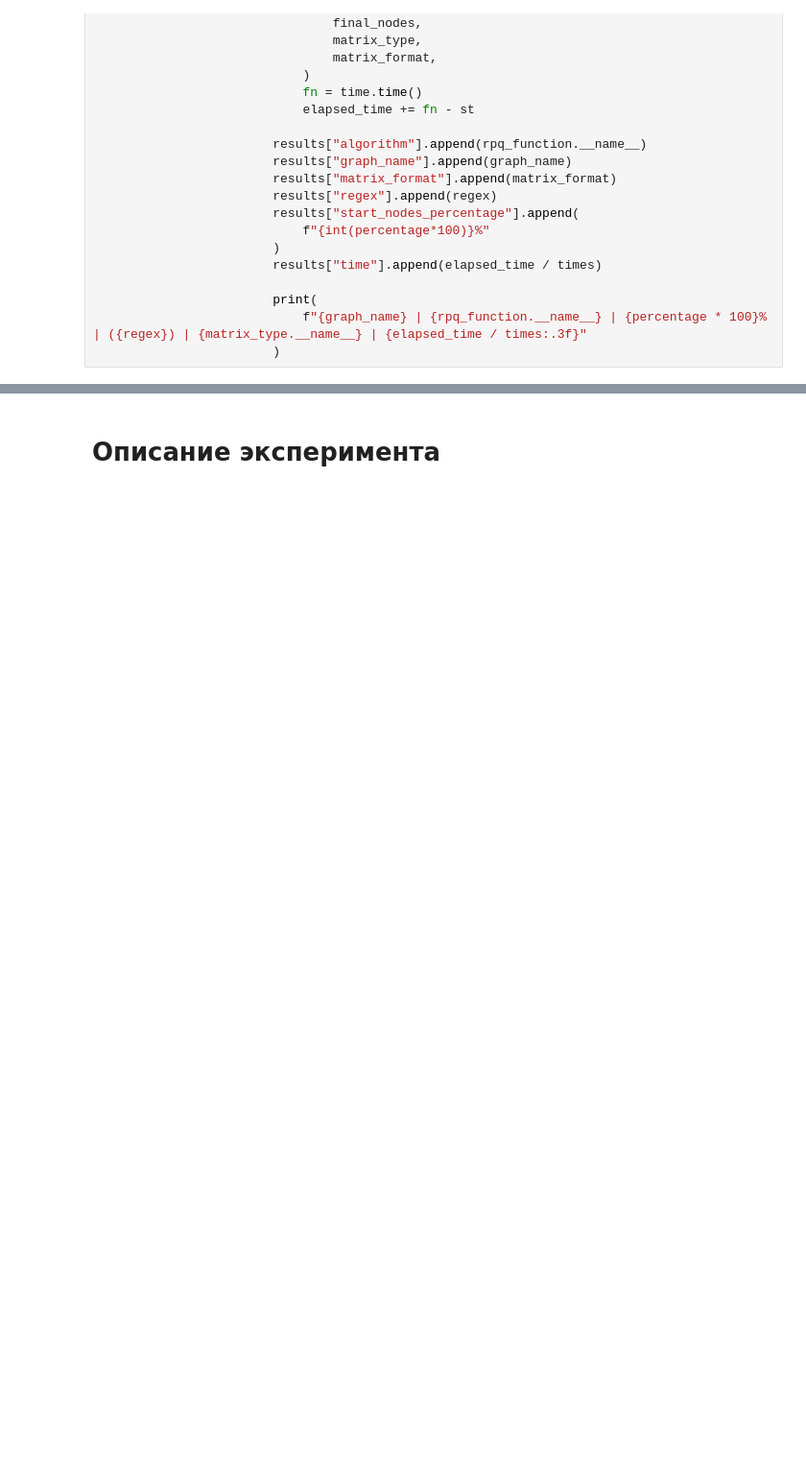
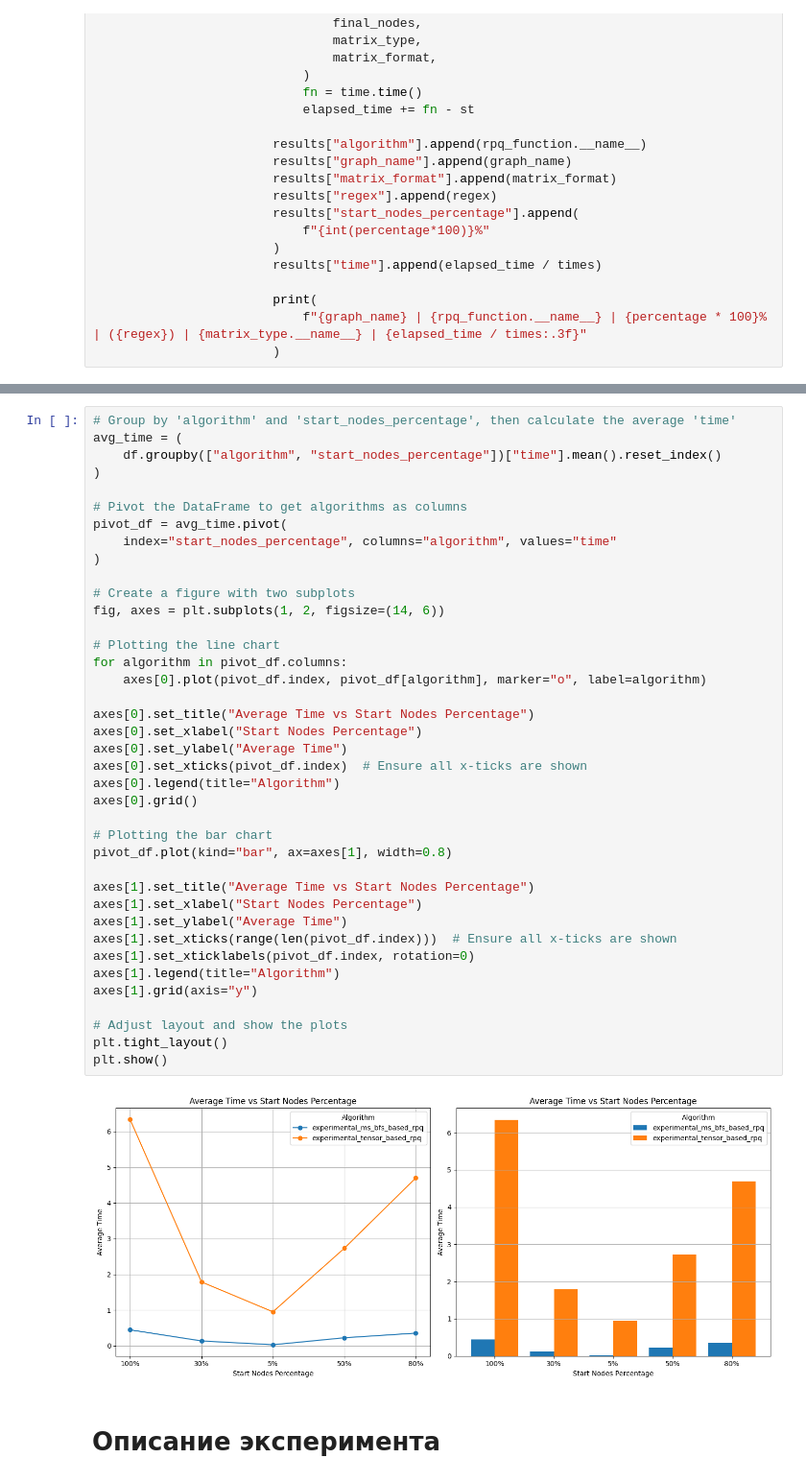
Before and after one commit to AlexShmak/formal-lang-course, a Jupyter notebook: project/experiment.ipynb, the cells around one changed output, grey strips where cells are left out. Shown at 96% size. Saved outputs shown, nothing was run; the diff lists cells and outputs as text; blank space fills up the shorter version.

```diff
--- a/project/experiment.ipynb
+++ b/project/experiment.ipynb
@@ -380,2 +363,43 @@ df.groupby(["algorithm", "start_nodes_percentage"])["time"].mean().reset_index()
+# %%
+# Group by 'algorithm' and 'start_nodes_percentage', then calculate the average 'time'
+avg_time = (
+    df.groupby(["algorithm", "start_nodes_percentage"])["time"].mean().reset_index()
+)
+
+# Pivot the DataFrame to get algorithms as columns
+pivot_df = avg_time.pivot(
+    index="start_nodes_percentage", columns="algorithm", values="time"
+)
+
+# Create a figure with two subplots
+fig, axes = plt.subplots(1, 2, figsize=(14, 6))
+
+# Plotting the line chart
+for algorithm in pivot_df.columns:
+    axes[0].plot(pivot_df.index, pivot_df[algorithm], marker="o", label=algorithm)
+
+axes[0].set_title("Average Time vs Start Nodes Percentage")
+axes[0].set_xlabel("Start Nodes Percentage")
+axes[0].set_ylabel("Average Time")
+axes[0].set_xticks(pivot_df.index)  # Ensure all x-ticks are shown
+axes[0].legend(title="Algorithm")
+axes[0].grid()
+
+# Plotting the bar chart
+pivot_df.plot(kind="bar", ax=axes[1], width=0.8)
+
+axes[1].set_title("Average Time vs Start Nodes Percentage")
+axes[1].set_xlabel("Start Nodes Percentage")
+axes[1].set_ylabel("Average Time")
+axes[1].set_xticks(range(len(pivot_df.index)))  # Ensure all x-ticks are shown
+axes[1].set_xticklabels(pivot_df.index, rotation=0)
+axes[1].legend(title="Algorithm")
+axes[1].grid(axis="y")
+
+# Adjust layout and show the plots
+plt.tight_layout()
+plt.show()
+# %% [output]
+[figure, added]
 # %% [markdown]
 # Описание эксперимента
```
Also changed, not shown: parts of 8 cells of this notebook.
